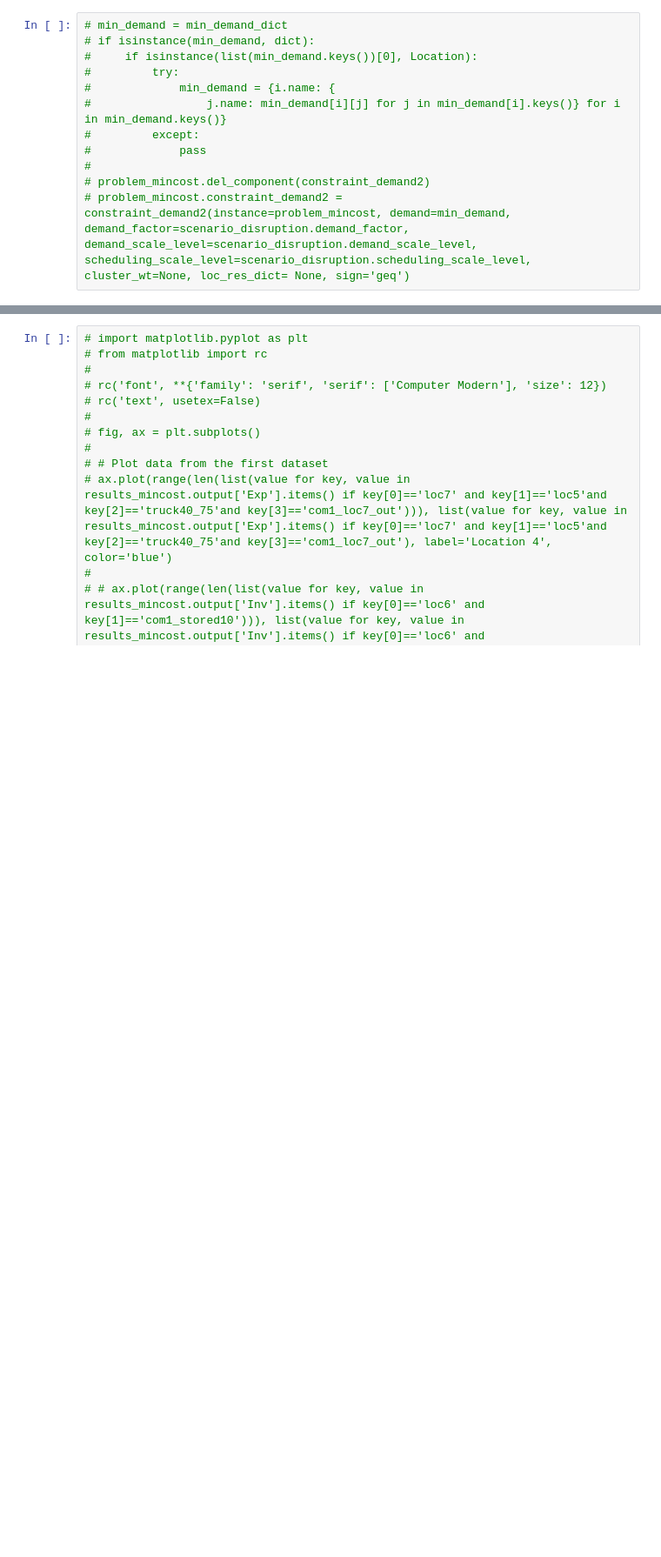
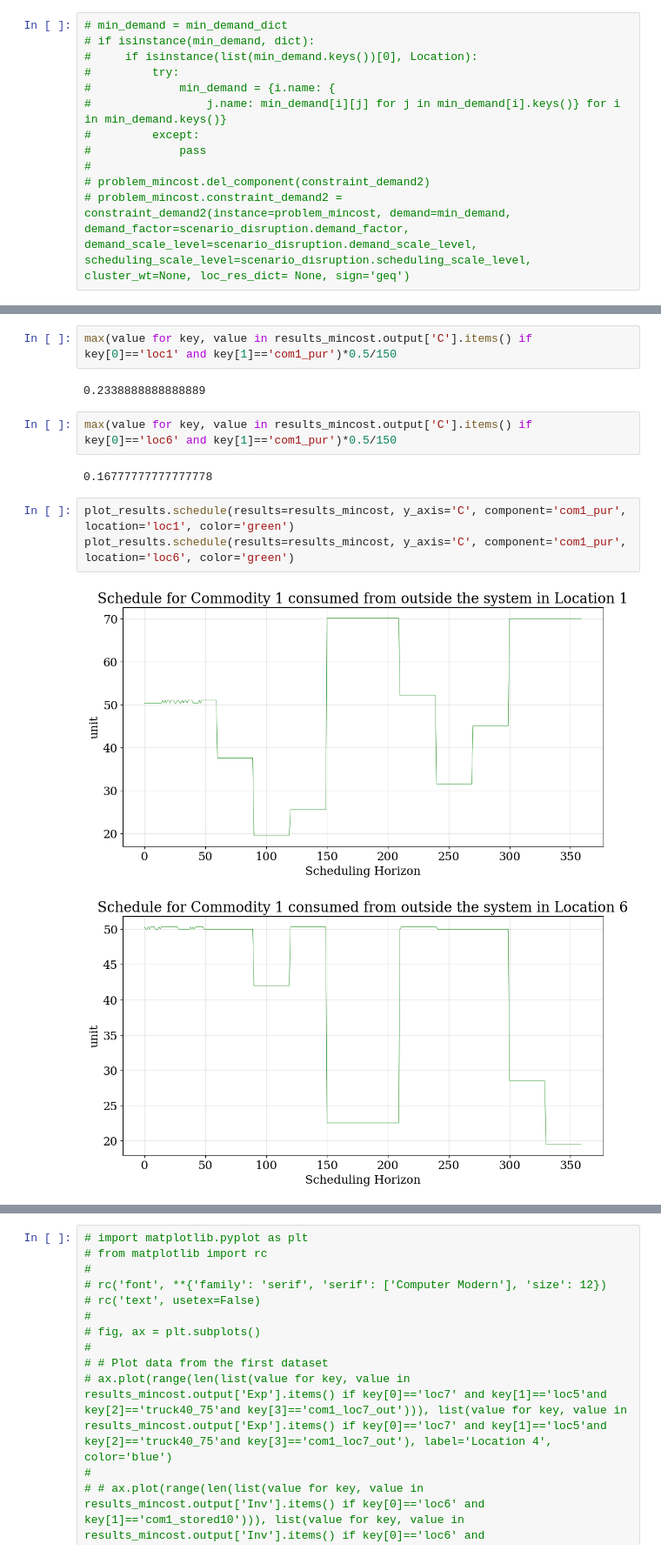
Before and after one commit to TAMUparametric/energiapy, a Jupyter notebook: docs/notebooks/ivanov-model/AIChE Fall 2023/Correct Case Studies/Ivanov Example RD.ipynb, the cells around one changed output, grey strips where cells are left out. Shown at 87% size. Drawn from its saved outputs; the diff is of its cells as text; blank space fills up the shorter version.

```diff
--- a/docs/notebooks/ivanov-model/AIChE Fall 2023/Correct Case Studies/Ivanov Example RD.ipynb
+++ b/docs/notebooks/ivanov-model/AIChE Fall 2023/Correct Case Studies/Ivanov Example RD.ipynb
@@ -258,3 +275,17 @@ min(value for key, value in results_mincost.output['S'].items() if key[0]=='loc5
+# %%
+max(value for key, value in results_mincost.output['C'].items() if key[0]=='loc1' and key[1]=='com1_pur')*0.5/150
+# %% [output]
+0.2338888888888889
+# %%
+max(value for key, value in results_mincost.output['C'].items() if key[0]=='loc6' and key[1]=='com1_pur')*0.5/150
+# %% [output]
+0.16777777777777778
+# %%
+plot_results.schedule(results=results_mincost, y_axis='C', component='com1_pur', location='loc1', color='green')
+plot_results.schedule(results=results_mincost, y_axis='C', component='com1_pur', location='loc6', color='green')
+# %% [output]
+[figure, added]
+[figure, added]
 # %%
 plot_results.schedule(results=results_mincost, y_axis='Inv', component='com1_stored20', location='loc1', color='green')
 plot_results.schedule(results=results_mincost, y_axis='Inv', component='com1_stored20', location='loc2', color='green')
```
Also changed, not shown: parts of 78 cells of this notebook, 2 other files.
